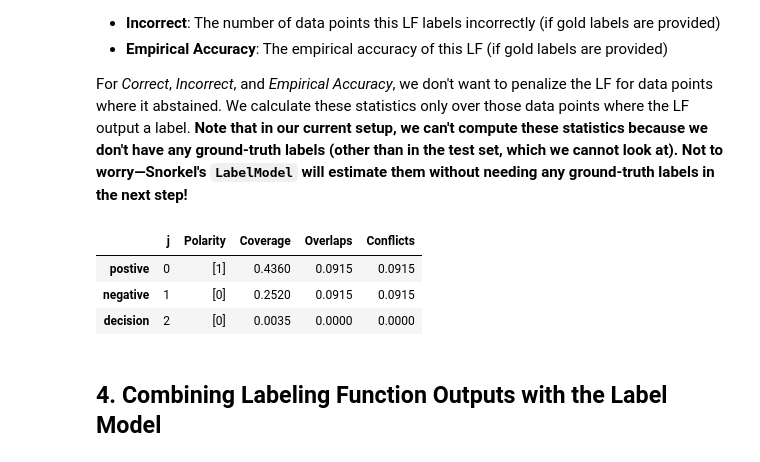
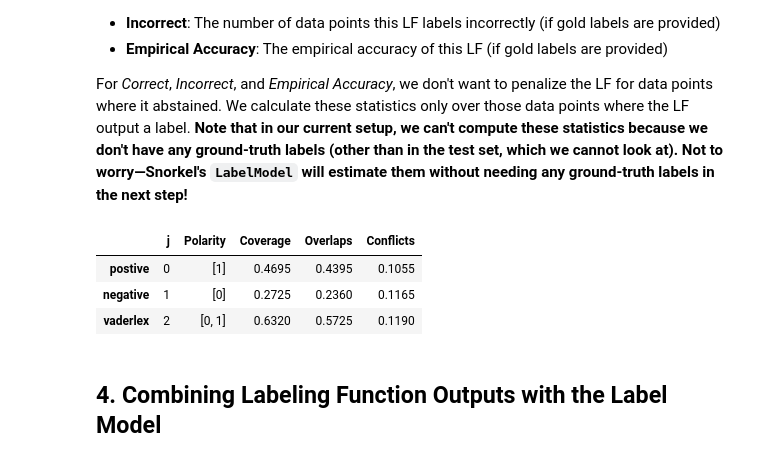
Before and after one commit to nishkalavallabhi/ODSC-APAC-2021-Tutorial, a Jupyter notebook: code/AutomaticDataLabeling.ipynb, the cells around one changed output. Cells and saved outputs as stored; diff of their text form; code cells hidden in the pictures.

```diff
--- a/code/AutomaticDataLabeling.ipynb
+++ b/code/AutomaticDataLabeling.ipynb
@@ -79,15 +79,25 @@ Labeling functions in Snorkel are created with the
 The [decorator](https://realpython.com/primer-on-python-decorators/) can be applied to _any Python function_ that returns a label for a single data point.
 # %%
 #load positive and negative words lists.
-def getlist(filepath):
+def getsentimentwords(filepath):
     mylist = []
     for line in open(filepath, encoding="utf-8"):
         if line and not line.startswith(";"):
             mylist.append(line.strip())
     return mylist
 
-positives = getlist("../files/positive-words.txt")
-negatives = getlist("../files/negative-words.txt")
+positives = getsentimentwords("../resources/positive-words.txt")
+negatives = getsentimentwords("../resources/negative-words.txt")
+
+#load the vader lexicon:
+def getvader(filepath):
+    mydict = {}
+    for line in open(filepath, encoding="utf-8"):
+        temp = line.split("\t")
+        if temp[0].isalpha():
+            mydict[temp[0]] = float(temp[1])
+    return mydict
+myvader = getvader("../resources/vader_lexicon.txt")
 # %%
 print(len(positives))
 print(len(negatives))
@@ -133,14 +145,11 @@ def negative(x):
 #if overall score for a sentence is positive, return POS, else, NEG. if 0, return ABSTAIN.
 @labeling_function()
 def vaderlex(x):
-    def loadsentlex():
-        lex = {} #word:mean sentiment score
-        return set(lex)
     temp = x.text.lower().split()
     sentiment = 0
     for word in temp:
-        if word in sentlex:
-            sentiment += sentlex[word]
+        if word in myvader:
+            sentiment += myvader[word]
     if sentiment > 0:
         return POS
     elif sentiment <0:
@@ -166,7 +175,7 @@ We'll create a label matrix for the `train` set.
 from snorkel.labeling import PandasLFApplier
 from pandas import DataFrame
 
-lfs = [postive,negative,decision]
+lfs = [postive,negative,vaderlex]
 
 applier = PandasLFApplier(lfs=lfs)
 L_train = applier.apply(df=df_train)
@@ -192,14 +201,14 @@ We calculate these statistics only over those data points where the LF output a
 # %%
 from snorkel.labeling import LFAnalysis
 
-lfs = [postive,negative, decision]
+lfs = [postive,negative, vaderlex]
 
 LFAnalysis(L=L_train, lfs=lfs).lf_summary()
 # %% [output]
 |  | j | Polarity | Coverage | Overlaps | Conflicts |
-| postive | 0 | [1] | 0.4360 | 0.0915 | 0.0915 |
-| negative | 1 | [0] | 0.2520 | 0.0915 | 0.0915 |
-| decision | 2 | [0] | 0.0035 | 0.0000 | 0.0000 |
+| postive | 0 | [1] | 0.4695 | 0.4395 | 0.1055 |
+| negative | 1 | [0] | 0.2725 | 0.2360 | 0.1165 |
+| vaderlex | 2 | [0, 1] | 0.6320 | 0.5725 | 0.1190 |
 # %% [markdown]
 ## 4. Combining Labeling Function Outputs with the Label Model
 # %% [markdown]
```
Also changed, not shown: parts of 9 cells of this notebook, 1 other file.
